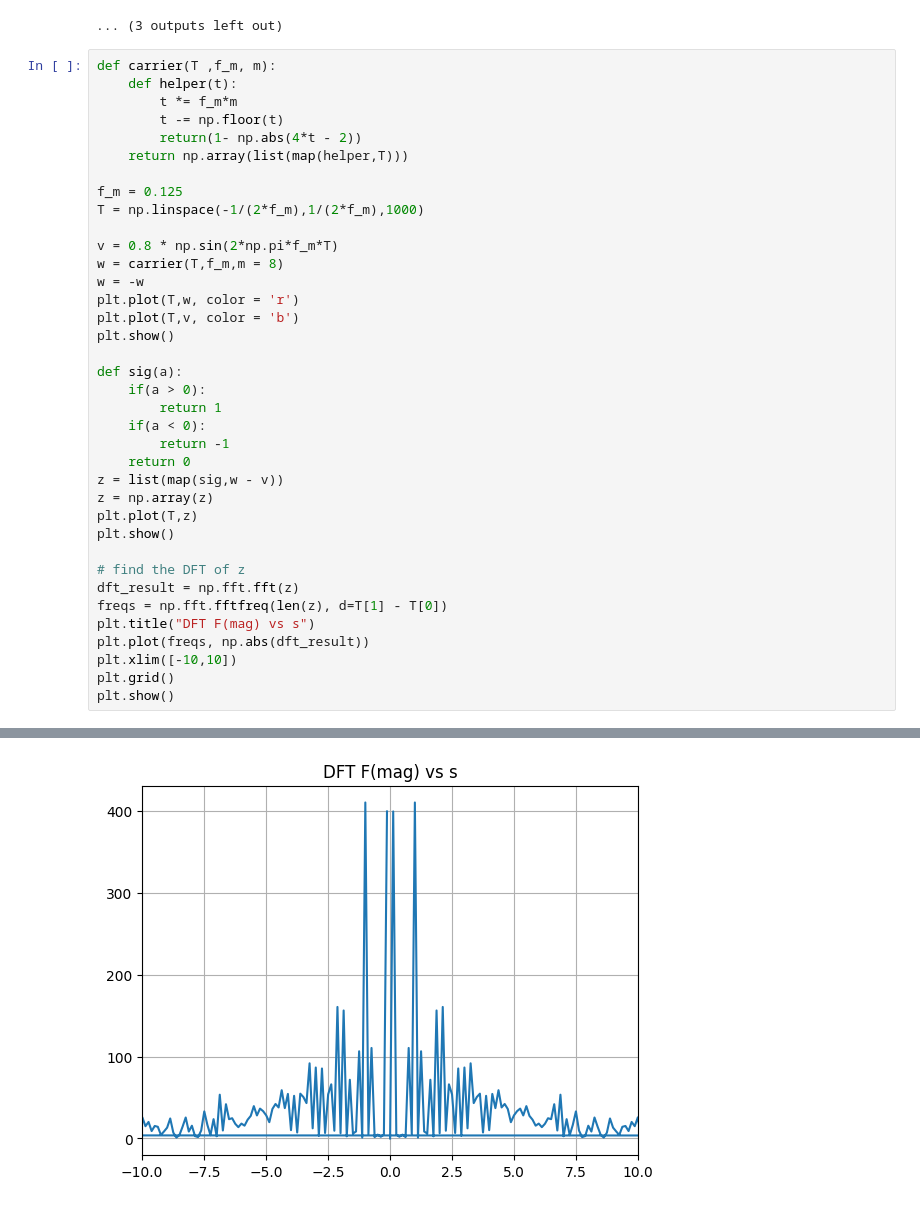
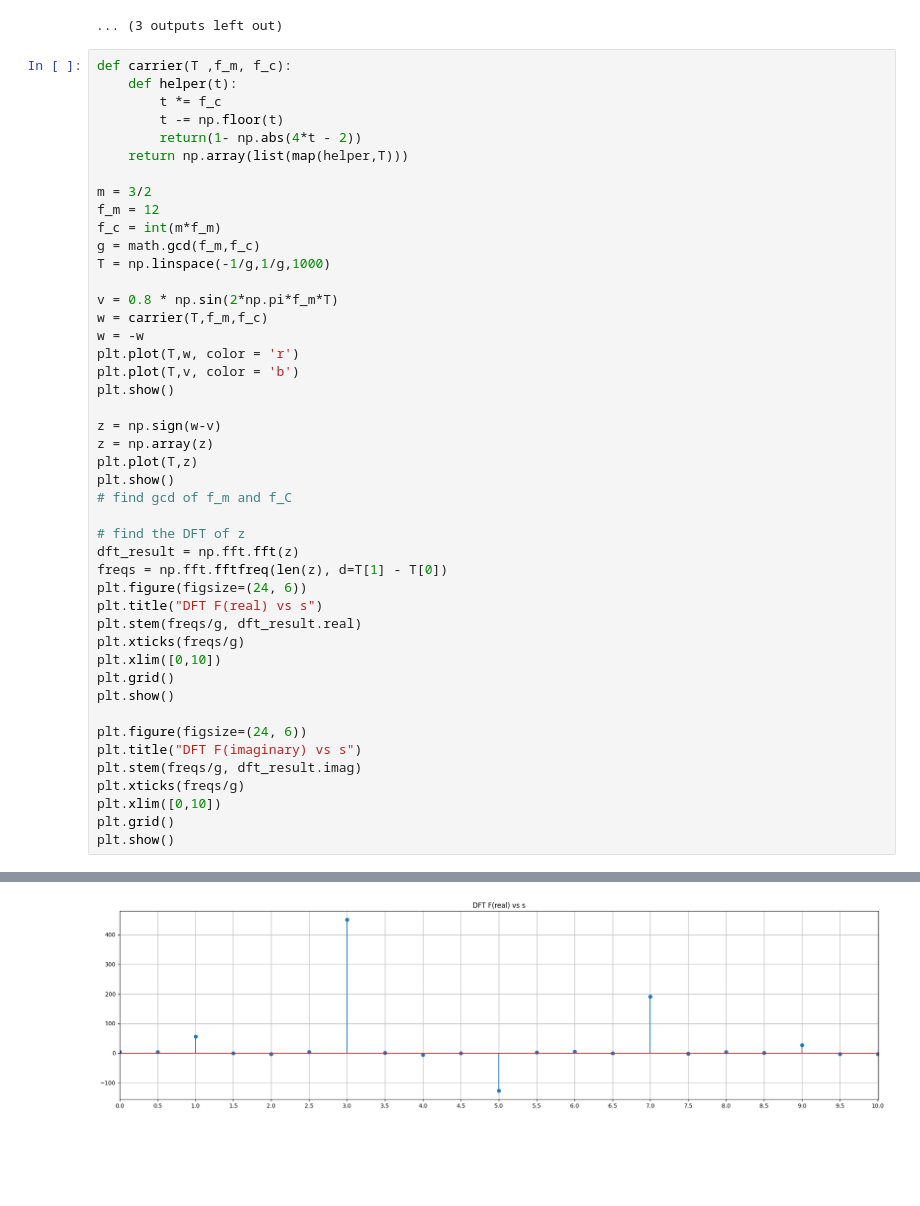
Before and after one commit to himanshutg/ODE_Project, a Jupyter notebook: week2.ipynb, the cells around one changed output, grey strips where cells are left out. Saved outputs shown, nothing was run; the diff lists cells and outputs as text; blank space fills up the shorter version.

```diff
--- a/week2.ipynb
+++ b/week2.ipynb
@@ -542,40 +542,48 @@ Tsw = 0.00016666666666666666, D = 0.8, L = 1.9999999999999998e-05 H, R = 0.1 Ohm
 [figure]
 ... (3 outputs left out)
 # %%
-def carrier(T ,f_m, m):
+def carrier(T ,f_m, f_c):
     def helper(t):
-        t *= f_m*m
+        t *= f_c
         t -= np.floor(t)
         return(1- np.abs(4*t - 2))
     return np.array(list(map(helper,T)))
 
-f_m = 0.125
-T = np.linspace(-1/(2*f_m),1/(2*f_m),1000)
+m = 3/2
+f_m = 12
+f_c = int(m*f_m)
+g = math.gcd(f_m,f_c)
+T = np.linspace(-1/g,1/g,1000)
 
 v = 0.8 * np.sin(2*np.pi*f_m*T)
-w = carrier(T,f_m,m = 8)
+w = carrier(T,f_m,f_c)
 w = -w
 plt.plot(T,w, color = 'r')
 plt.plot(T,v, color = 'b')
 plt.show()
 
-def sig(a):
-    if(a > 0):
-        return 1
-    if(a < 0):
-        return -1
-    return 0
-z = list(map(sig,w - v))
+z = np.sign(w-v)
 z = np.array(z)
 plt.plot(T,z)
 plt.show()
+# find gcd of f_m and f_C
 
 # find the DFT of z
 dft_result = np.fft.fft(z)
 freqs = np.fft.fftfreq(len(z), d=T[1] - T[0])
-plt.title("DFT F(mag) vs s")
-plt.plot(freqs, np.abs(dft_result))
-plt.xlim([-10,10])
+plt.figure(figsize=(24, 6))
+plt.title("DFT F(real) vs s")
+plt.stem(freqs/g, dft_result.real)
+plt.xticks(freqs/g)
+plt.xlim([0,10])
 plt.grid()
 plt.show()
+
+plt.figure(figsize=(24, 6))
+plt.title("DFT F(imaginary) vs s")
+plt.stem(freqs/g, dft_result.imag)
+plt.xticks(freqs/g)
+plt.xlim([0,10])
+plt.grid()
+plt.show()
 # %% [output]
@@ -584 +592 @@ plt.show()
-[figure, old version]
+[figure, new version]
```
Also changed, not shown: parts of 3 cells of this notebook, 18 other files.
